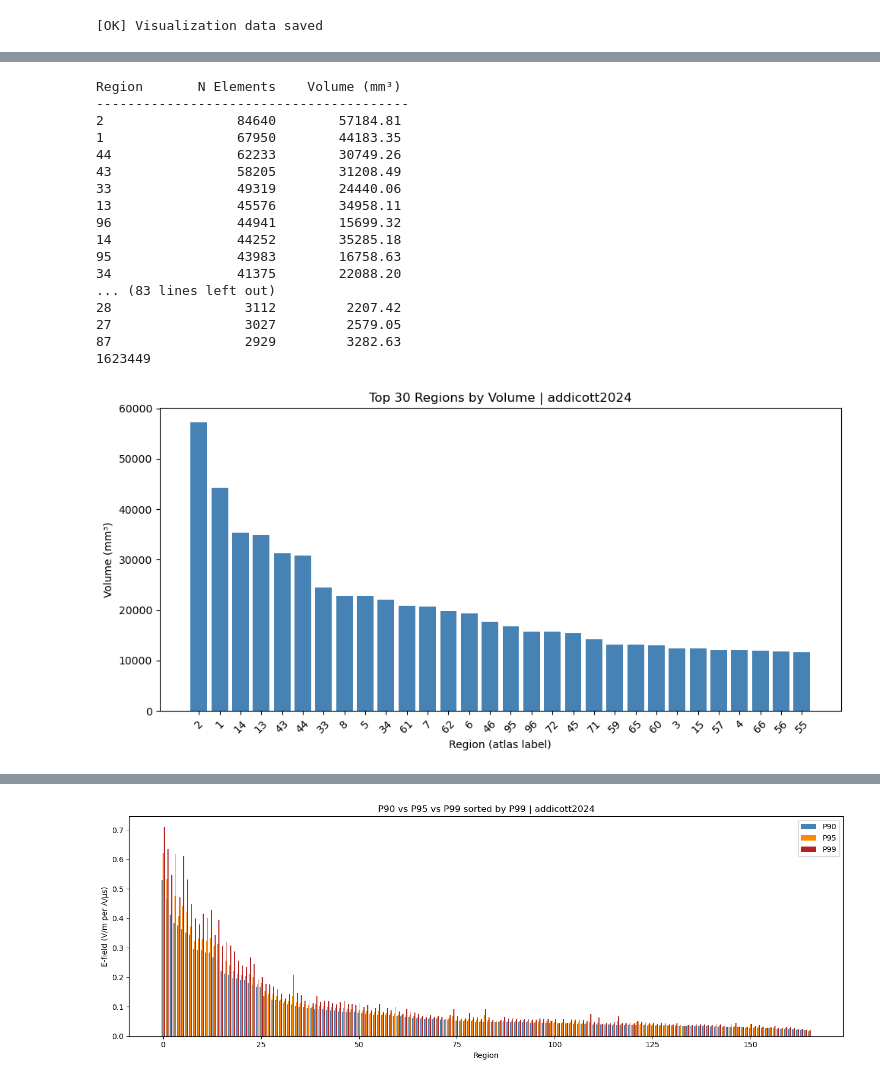
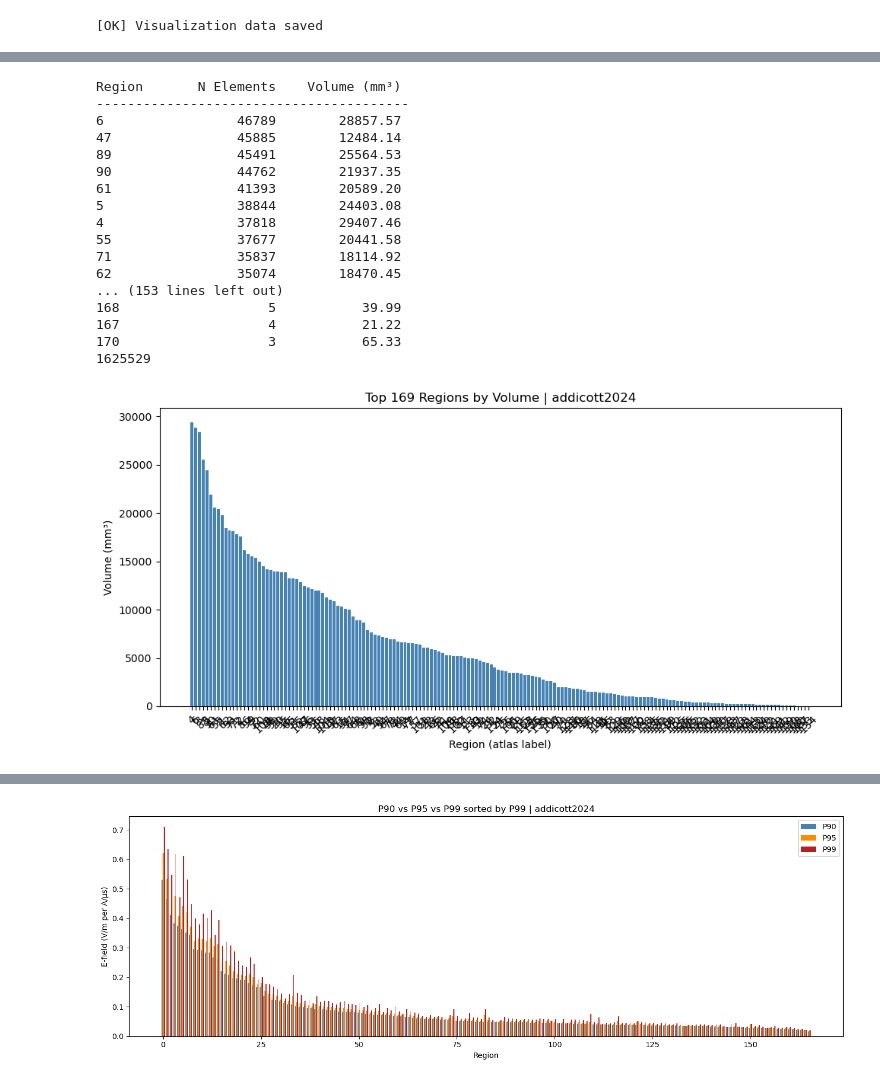
Before and after one commit to BastienBedard/SimNIBS_edits_2026, a Jupyter notebook: analysis/graph_TMS.ipynb, the cells around one changed output, grey strips where cells are left out. Saved outputs shown, nothing was run; the diff lists cells and outputs as text; code cells hidden in the pictures.

```diff
--- a/analysis/graph_TMS.ipynb
+++ b/analysis/graph_TMS.ipynb
@@ -9,4 +10,4 @@ sys.path.append(str(Path.cwd().parent / "analysis"))
 # %%
 # ─── Study id ─────────────────
 study_id = "addicott2024"
-p = ProtocoleAnalysis(study_id=study_id, HO_atlas=True)
+p = ProtocoleAnalysis(study_id=study_id, HO_atlas=False)
@@ -29,48 +133,48 @@ p = ProtocoleAnalysis(study_id=study_id, HO_atlas=True)
 # %%
 # ── Region Stats ────────────────────────────────────────────────────
-n     = 30
+n     = 169
 stats = p.region_stats()
 
 # ── Print number of tetrahedra per region ─────────────────────────────────────
 sorted_by_elements = sorted(stats.items(), key=lambda x: x[1]["n_elements"], reverse=True)
 print(f"{'Region':<10} {'N Elements':>12} {'Volume (mm³)':>15}")
 print("-" * 40)
 total = 0
 for r, s in sorted_by_elements:
     total += s['n_elements']
     print(f"{r:<10} {s['n_elements']:>12} {s['volume_mm3']:>15.2f}")
 print(total)
 # ── Histogram of top N regions by volume ──────────────────────────────────────
 sorted_by_volume = sorted(stats.items(), key=lambda x: x[1]["volume_mm3"], reverse=True)[:n]
 labels = [str(r[0]) for r in sorted_by_volume]
 values = [r[1]["volume_mm3"] for r in sorted_by_volume]
 
 n_label = "All" if n == "all" else n
 fig, ax = plt.subplots(figsize=(10, 5))
 ax.bar(labels, values, color="steelblue")
 ax.set_xticks(range(len(labels)))
 ax.set_xticklabels(labels, rotation=45)
 ax.set_xlabel("Region (atlas label)")
 ax.set_ylabel("Volume (mm³)")
 ax.set_title(f"Top {n_label} Regions by Volume | {study_id}")
 plt.tight_layout()
 plt.show()
 # %% [output]
 Region       N Elements    Volume (mm³)
 ----------------------------------------
-2                 84640        57184.81
-1                 67950        44183.35
-44                62233        30749.26
-43                58205        31208.49
-33                49319        24440.06
-13                45576        34958.11
-96                44941        15699.32
-14                44252        35285.18
-95                43983        16758.63
-34                41375        22088.20
-... (83 lines left out)
-28                 3112         2207.42
-27                 3027         2579.05
-87                 2929         3282.63
-1623449
+6                 46789        28857.57
+47                45885        12484.14
+89                45491        25564.53
+90                44762        21937.35
+61                41393        20589.20
+5                 38844        24403.08
+4                 37818        29407.46
+55                37677        20441.58
+71                35837        18114.92
+62                35074        18470.45
+... (153 lines left out)
+168                   5           39.99
+167                   4           21.22
+170                   3           65.33
+1625529
-[figure, old version]
+[figure, new version]
```
Also changed, not shown: parts of 16 cells of this notebook, 1 other file.
